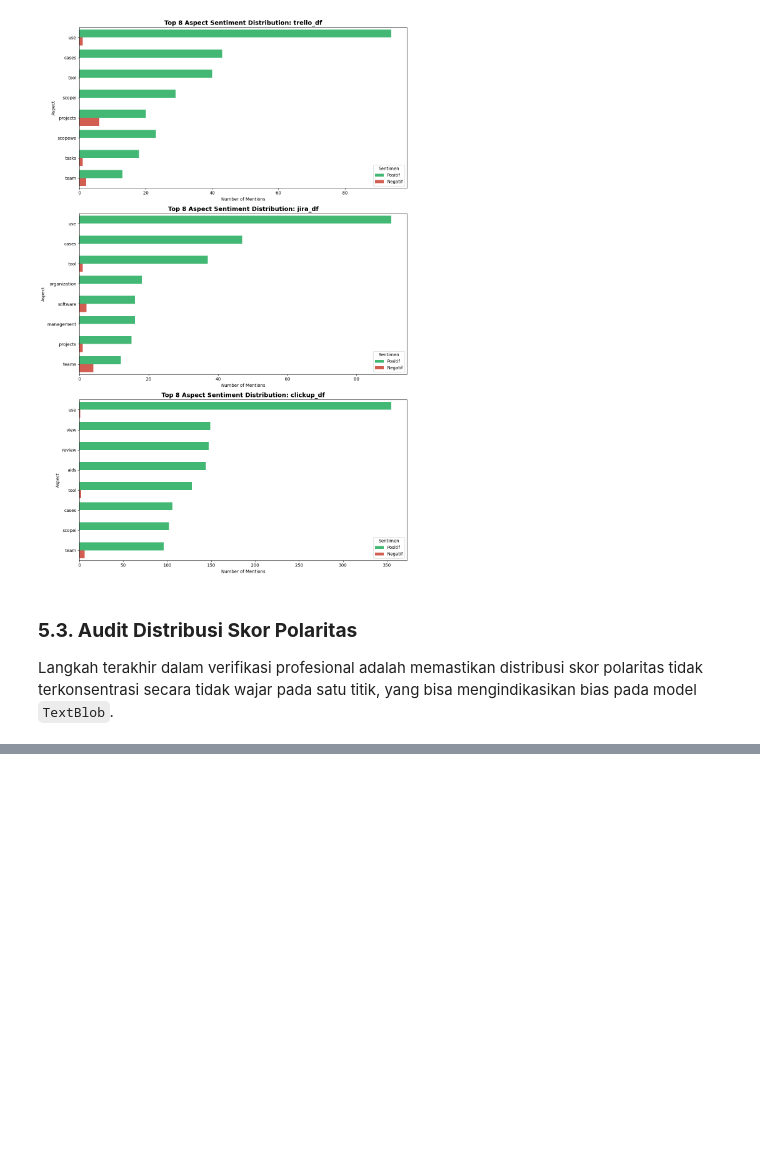
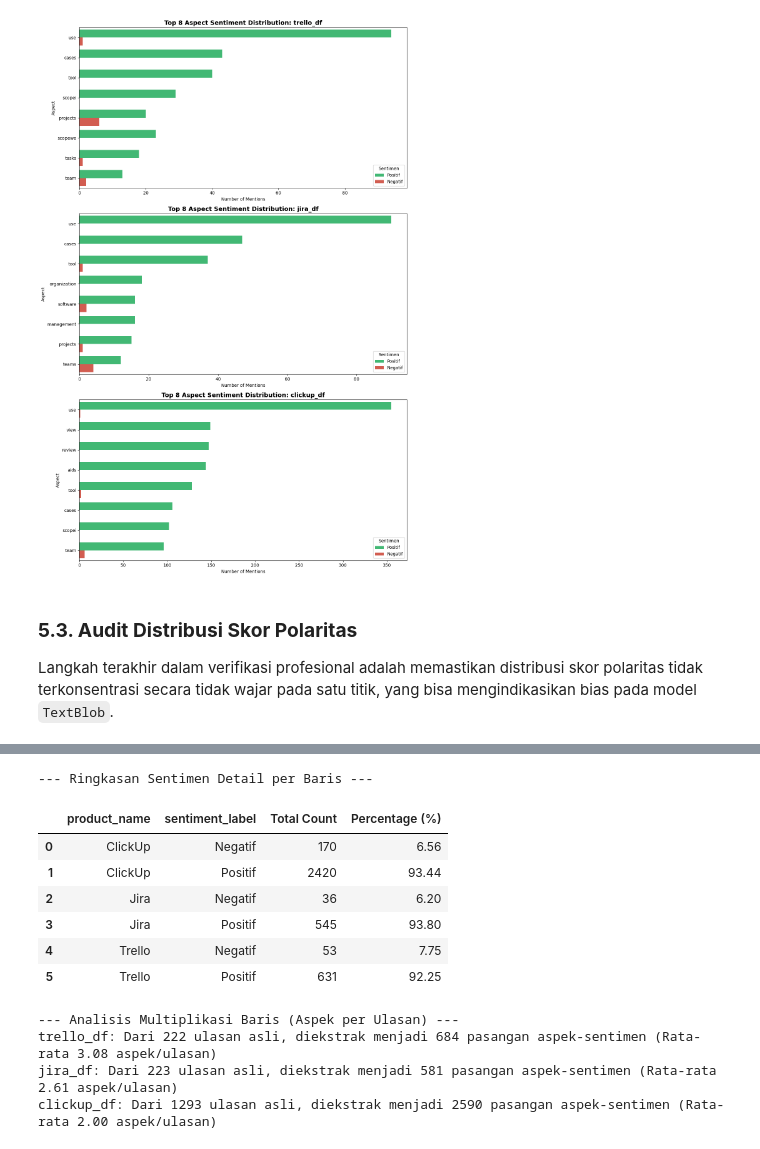
Before and after one commit to LatiefDataVisionary/pm-tools-absa-analysis, a Jupyter notebook: notebook/EDA_Clean_TrustRadius.ipynb, the cells around one changed output, grey strips where cells are left out. Saved outputs shown, nothing was run; the diff lists cells and outputs as text; code cells hidden in the pictures; blank space fills up the shorter version.

```diff
--- a/notebook/EDA_Clean_TrustRadius.ipynb
+++ b/notebook/EDA_Clean_TrustRadius.ipynb
@@ -898,0 +919,36 @@ display(final_summary.round(2))
+# %%
+import pandas as pd
+
+# Menghitung jumlah dan persentase dalam format baris (long format)
+summary_flat = final_absa_df.groupby(['product_name', 'sentiment_label']).size().reset_index(name='Total Count')
+
+# Menghitung total per produk untuk menghitung persentase
+total_per_product = final_absa_df.groupby('product_name').size().reset_index(name='Grand Total')
+
+# Merge dan hitung persentase
+summary_flat = summary_flat.merge(total_per_product, on='product_name')
+summary_flat['Percentage (%)'] = (summary_flat['Total Count'] / summary_flat['Grand Total'] * 100).round(2)
+
+print("--- Ringkasan Sentimen Detail per Baris ---")
+display(summary_flat[['product_name', 'sentiment_label', 'Total Count', 'Percentage (%)']])
+
+# Penjelasan tambahan untuk menjawab kebingungan user mengenai jumlah baris
+print("\n--- Analisis Multiplikasi Baris (Aspek per Ulasan) ---")
+for name, df_orig in dataframes.items():
+    total_aspects = len(final_absa_df[final_absa_df['product_name'] == df_orig['product_name'].iloc[0]])
+    total_reviews = len(df_orig)
+    ratio = total_aspects / total_reviews
+    print(f"{name}: Dari {total_reviews} ulasan asli, diekstrak menjadi {total_aspects} pasangan aspek-sentimen (Rata-rata {ratio:.2f} aspek/ulasan)")
+# %% [output]
+--- Ringkasan Sentimen Detail per Baris ---
+|  | product_name | sentiment_label | Total Count | Percentage (%) |
+| 0 | ClickUp | Negatif | 170 | 6.56 |
+| 1 | ClickUp | Positif | 2420 | 93.44 |
+| 2 | Jira | Negatif | 36 | 6.20 |
+| 3 | Jira | Positif | 545 | 93.80 |
+| 4 | Trello | Negatif | 53 | 7.75 |
+| 5 | Trello | Positif | 631 | 92.25 |
+--- Analisis Multiplikasi Baris (Aspek per Ulasan) ---
+trello_df: Dari 222 ulasan asli, diekstrak menjadi 684 pasangan aspek-sentimen (Rata-rata 3.08 aspek/ulasan)
+jira_df: Dari 223 ulasan asli, diekstrak menjadi 581 pasangan aspek-sentimen (Rata-rata 2.61 aspek/ulasan)
+clickup_df: Dari 1293 ulasan asli, diekstrak menjadi 2590 pasangan aspek-sentimen (Rata-rata 2.00 aspek/ulasan)
```
Also changed, not shown: parts of 3 cells of this notebook.
